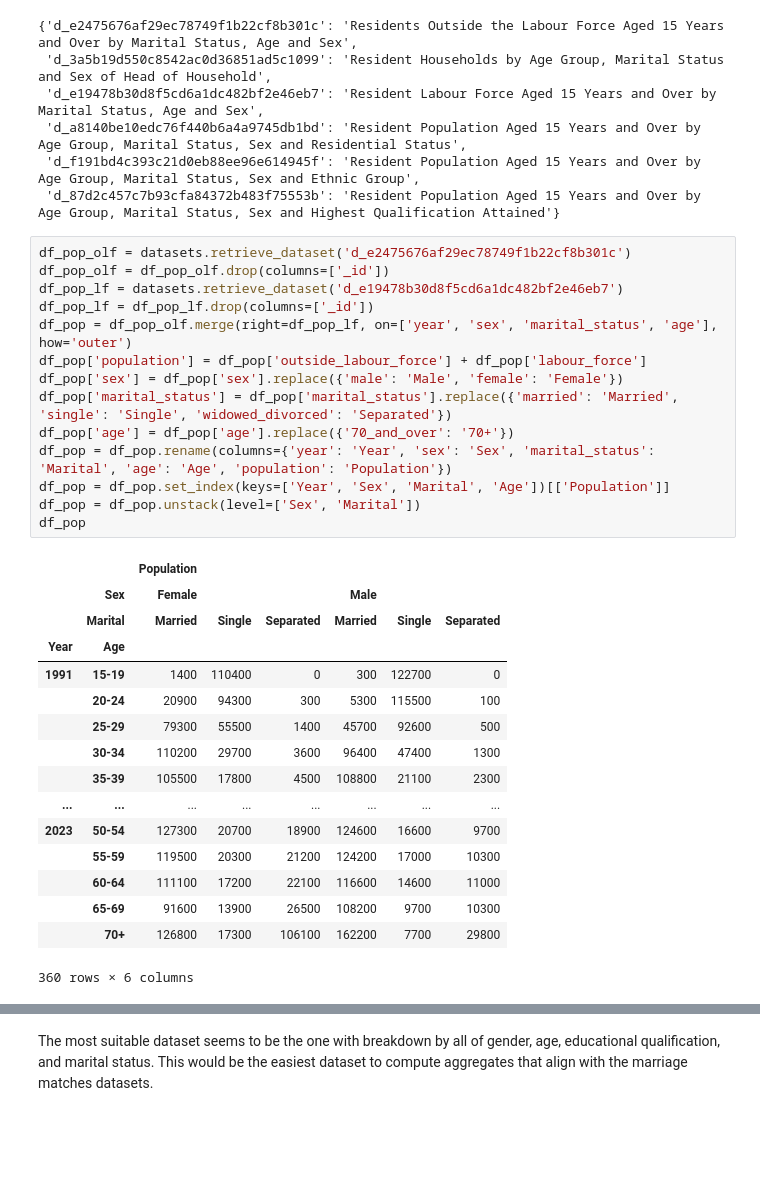
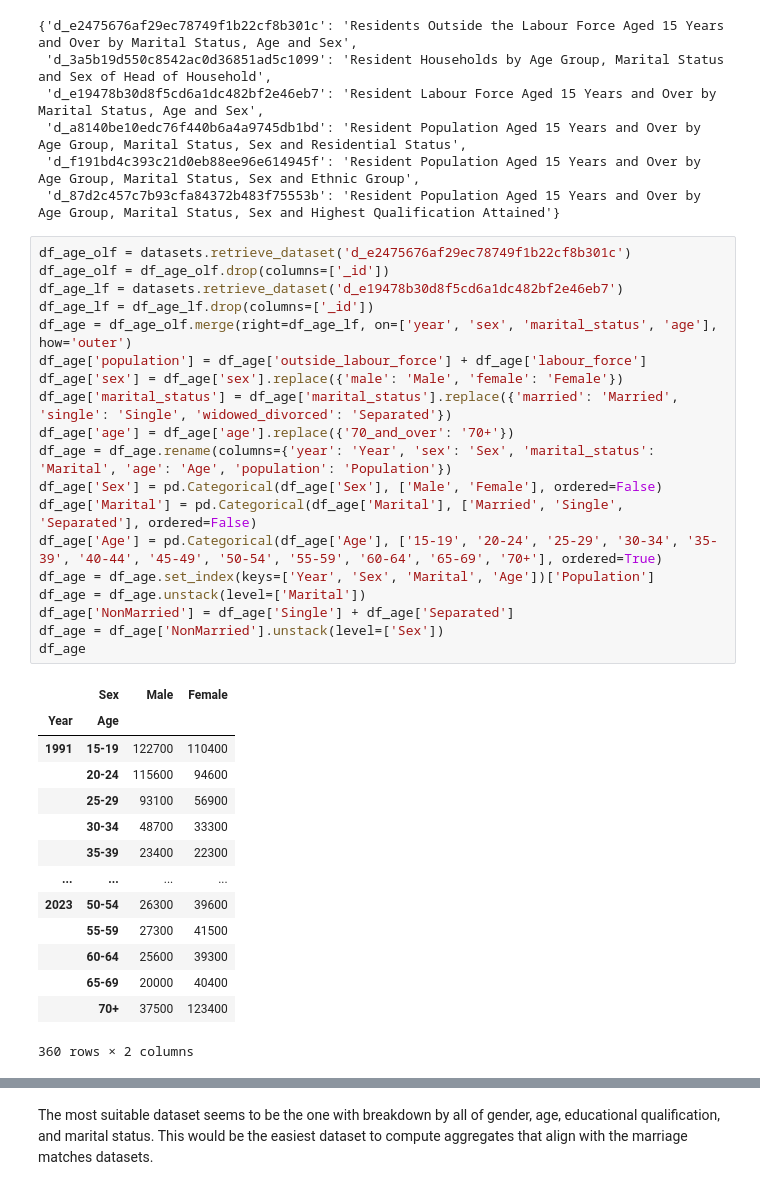
Before and after one commit to YC-Goh/YC-Goh.github.io, a Jupyter notebook: projects/sg-public-data/src/_1_marriage_patterns.ipynb, the cells around one changed output, grey strips where cells are left out. Cells and saved outputs as stored; diff of their text form; blank space fills up the shorter version.

```diff
--- a/projects/sg-public-data/src/_1_marriage_patterns.ipynb
+++ b/projects/sg-public-data/src/_1_marriage_patterns.ipynb
@@ -430,33 +430,36 @@ datasets.search([r'(?i:\bmarital)', r'(?i:\bage(?![dD]))', r'(?i:\bsex)'])
  'd_f191bd4c393c21d0eb88ee96e614945f': 'Resident Population Aged 15 Years and Over by Age Group, Marital Status, Sex and Ethnic Group',
  'd_87d2c457c7b93cfa84372b483f75553b': 'Resident Population Aged 15 Years and Over by Age Group, Marital Status, Sex and Highest Qualification Attained'}
 # %%
-df_pop_olf = datasets.retrieve_dataset('d_e2475676af29ec78749f1b22cf8b301c')
-df_pop_olf = df_pop_olf.drop(columns=['_id'])
-df_pop_lf = datasets.retrieve_dataset('d_e19478b30d8f5cd6a1dc482bf2e46eb7')
-df_pop_lf = df_pop_lf.drop(columns=['_id'])
-df_pop = df_pop_olf.merge(right=df_pop_lf, on=['year', 'sex', 'marital_status', 'age'], how='outer')
-df_pop['population'] = df_pop['outside_labour_force'] + df_pop['labour_force']
-df_pop['sex'] = df_pop['sex'].replace({'male': 'Male', 'female': 'Female'})
-df_pop['marital_status'] = df_pop['marital_status'].replace({'married': 'Married', 'single': 'Single', 'widowed_divorced': 'Separated'})
-df_pop['age'] = df_pop['age'].replace({'70_and_over': '70+'})
-df_pop = df_pop.rename(columns={'year': 'Year', 'sex': 'Sex', 'marital_status': 'Marital', 'age': 'Age', 'population': 'Population'})
-df_pop = df_pop.set_index(keys=['Year', 'Sex', 'Marital', 'Age'])[['Population']]
-df_pop = df_pop.unstack(level=['Sex', 'Marital'])
-df_pop
+df_age_olf = datasets.retrieve_dataset('d_e2475676af29ec78749f1b22cf8b301c')
+df_age_olf = df_age_olf.drop(columns=['_id'])
+df_age_lf = datasets.retrieve_dataset('d_e19478b30d8f5cd6a1dc482bf2e46eb7')
+df_age_lf = df_age_lf.drop(columns=['_id'])
+df_age = df_age_olf.merge(right=df_age_lf, on=['year', 'sex', 'marital_status', 'age'], how='outer')
+df_age['population'] = df_age['outside_labour_force'] + df_age['labour_force']
+df_age['sex'] = df_age['sex'].replace({'male': 'Male', 'female': 'Female'})
+df_age['marital_status'] = df_age['marital_status'].replace({'married': 'Married', 'single': 'Single', 'widowed_divorced': 'Separated'})
+df_age['age'] = df_age['age'].replace({'70_and_over': '70+'})
+df_age = df_age.rename(columns={'year': 'Year', 'sex': 'Sex', 'marital_status': 'Marital', 'age': 'Age', 'population': 'Population'})
+df_age['Sex'] = pd.Categorical(df_age['Sex'], ['Male', 'Female'], ordered=False)
+df_age['Marital'] = pd.Categorical(df_age['Marital'], ['Married', 'Single', 'Separated'], ordered=False)
+df_age['Age'] = pd.Categorical(df_age['Age'], ['15-19', '20-24', '25-29', '30-34', '35-39', '40-44', '45-49', '50-54', '55-59', '60-64', '65-69', '70+'], ordered=True)
+df_age = df_age.set_index(keys=['Year', 'Sex', 'Marital', 'Age'])['Population']
+df_age = df_age.unstack(level=['Marital'])
+df_age['NonMarried'] = df_age['Single'] + df_age['Separated']
+df_age = df_age['NonMarried'].unstack(level=['Sex'])
+df_age
 # %% [output]
-|  |  | Population |  |  |  |  |  |
-|  | Sex | Female |  |  | Male |  |  |
-|  | Marital | Married | Single | Separated | Married | Single | Separated |
-| Year | Age |  |  |  |  |  |  |
-| 1991 | 15-19 | 1400 | 110400 | 0 | 300 | 122700 | 0 |
-|  | 20-24 | 20900 | 94300 | 300 | 5300 | 115500 | 100 |
-|  | 25-29 | 79300 | 55500 | 1400 | 45700 | 92600 | 500 |
-|  | 30-34 | 110200 | 29700 | 3600 | 96400 | 47400 | 1300 |
-|  | 35-39 | 105500 | 17800 | 4500 | 108800 | 21100 | 2300 |
-| ... | ... | ... | ... | ... | ... | ... | ... |
-| 2023 | 50-54 | 127300 | 20700 | 18900 | 124600 | 16600 | 9700 |
-|  | 55-59 | 119500 | 20300 | 21200 | 124200 | 17000 | 10300 |
-|  | 60-64 | 111100 | 17200 | 22100 | 116600 | 14600 | 11000 |
-|  | 65-69 | 91600 | 13900 | 26500 | 108200 | 9700 | 10300 |
-|  | 70+ | 126800 | 17300 | 106100 | 162200 | 7700 | 29800 |
+|  | Sex | Male | Female |
+| Year | Age |  |  |
+| 1991 | 15-19 | 122700 | 110400 |
+|  | 20-24 | 115600 | 94600 |
+|  | 25-29 | 93100 | 56900 |
+|  | 30-34 | 48700 | 33300 |
+|  | 35-39 | 23400 | 22300 |
+| ... | ... | ... | ... |
+| 2023 | 50-54 | 26300 | 39600 |
+|  | 55-59 | 27300 | 41500 |
+|  | 60-64 | 25600 | 39300 |
+|  | 65-69 | 20000 | 40400 |
+|  | 70+ | 37500 | 123400 |
-360 rows × 6 columns
+360 rows × 2 columns
```
Also changed, not shown: parts of 5 cells of this notebook.
